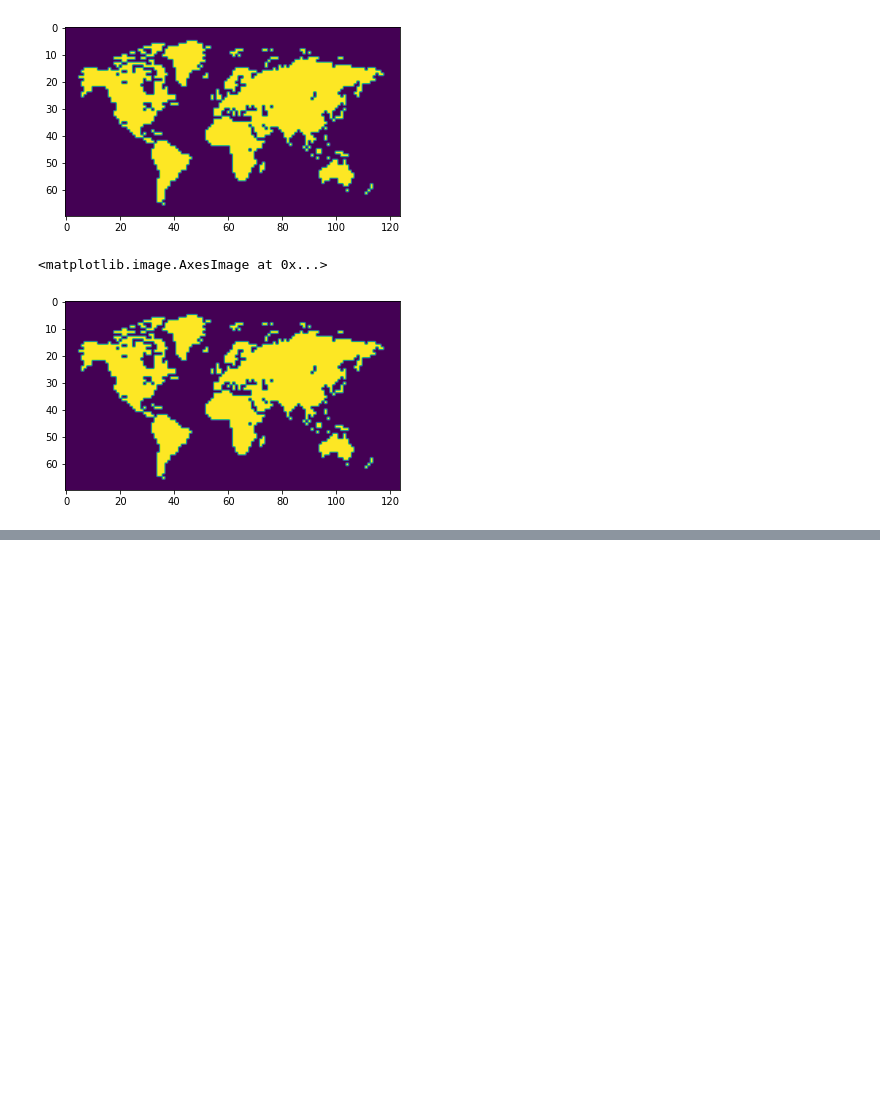
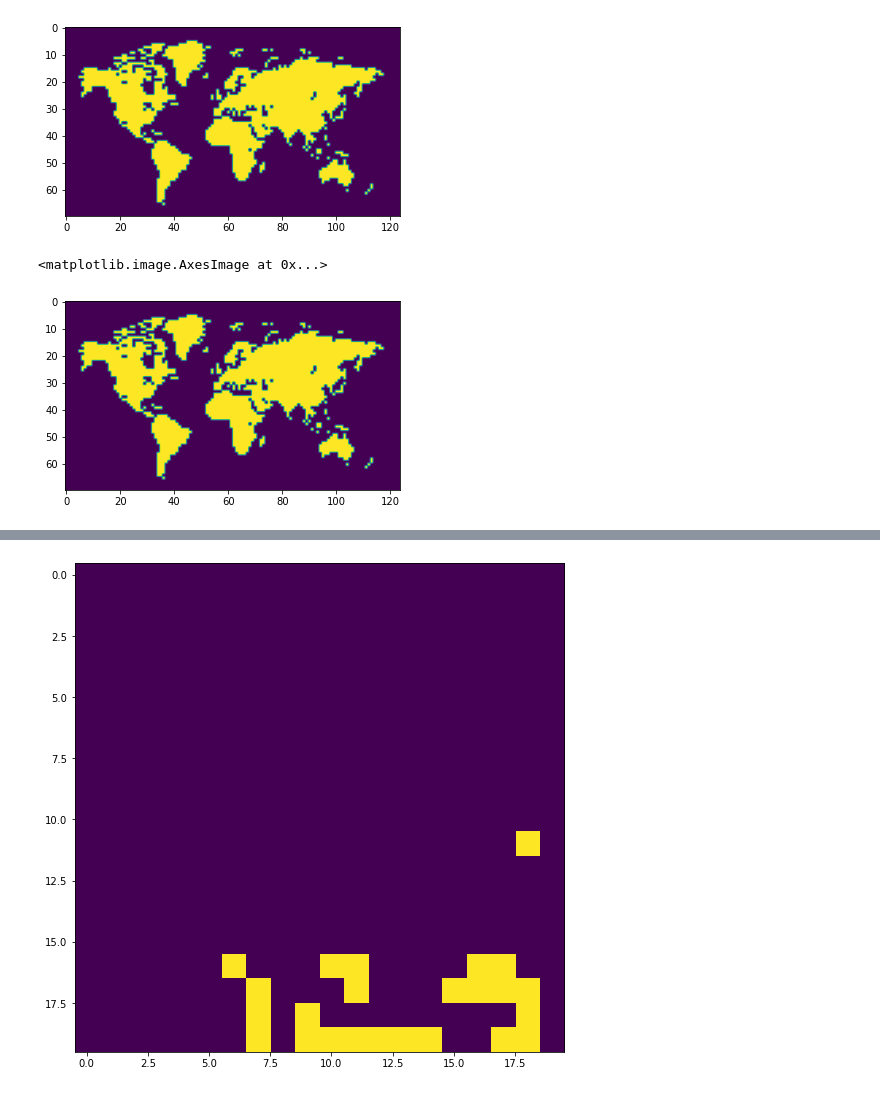
Before and after one commit to DavidResin/polycraft, a Jupyter notebook: heightmap/heightmap.ipynb, the cells around one changed output, grey strips where cells are left out. Saved outputs shown, nothing was run; the diff lists cells and outputs as text; code cells hidden in the pictures; blank space fills up the shorter version.

```diff
--- a/heightmap/heightmap.ipynb
+++ b/heightmap/heightmap.ipynb
@@ -789,7 +724,11 @@ super_dk_arr = tile(dk_arr, 6)
 im = Image.open("worldmap.bmp")
 p = np.array(im)
 
-arr = p#np.tile(p, reps=(2, 2))[:128, :128]
+arr = p
+
+big_world_arr = np.tile(p,        reps=(2, 2))[:128, :128]
+big_dk_arr =    np.tile(dk_arr,   reps=(7, 7))[:128, :128]
+big_fish_arr =  np.tile(fish_arr, reps=(13, 13))[:128, :128]
 # %% [markdown]
 ## TIME TESTING SPACE
 # %% [markdown]
@@ -915,0 +1020,4 @@ plt.show()
+# %%
+heightmap = np.dstack([big_fish_arr & big_dk_arr & big_world_arr, (1 - big_fish_arr) & big_dk_arr & big_world_arr, (1 - big_fish_arr) & (1 - big_dk_arr) & big_world_arr, (1 - big_fish_arr) & (1 - big_dk_arr) & (1 - big_world_arr) & np.ones(big_world_arr.shape, dtype=bool)])[:, ::-1, :]
+heightmap = np.dstack([big_world_arr, (1 - big_world_arr) & np.ones(big_world_arr.shape, dtype=bool)])[:, ::-1, ::-1]
+cubify(heightmap, 100, strings)
@@ -915,0 +1081,6 @@ plt.show()
+# %%
+plt.figure(figsize = (16, 9))
+plt.imshow(heightmap[:20, :20, 1])
+plt.show()
+# %% [output]
+[figure, added]
```
Also changed, not shown: parts of 28 cells of this notebook.
